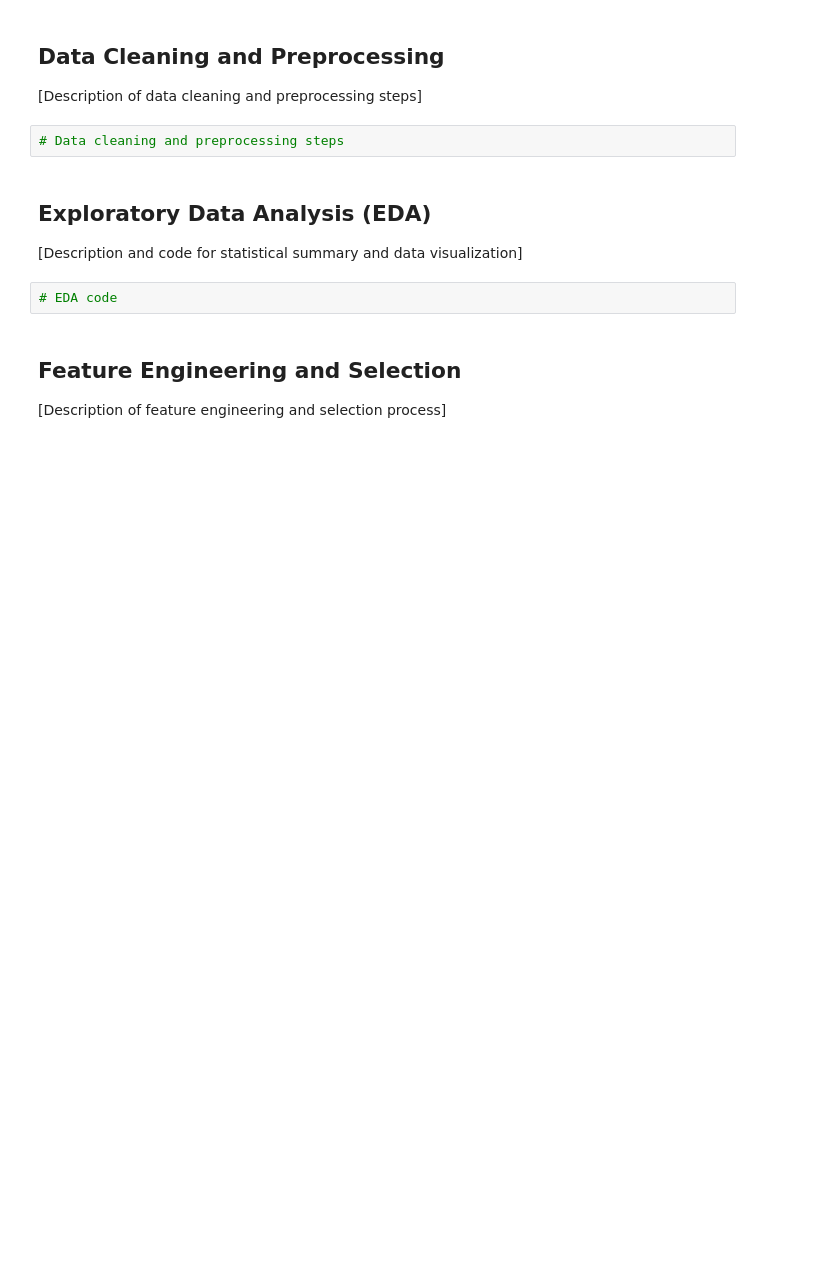
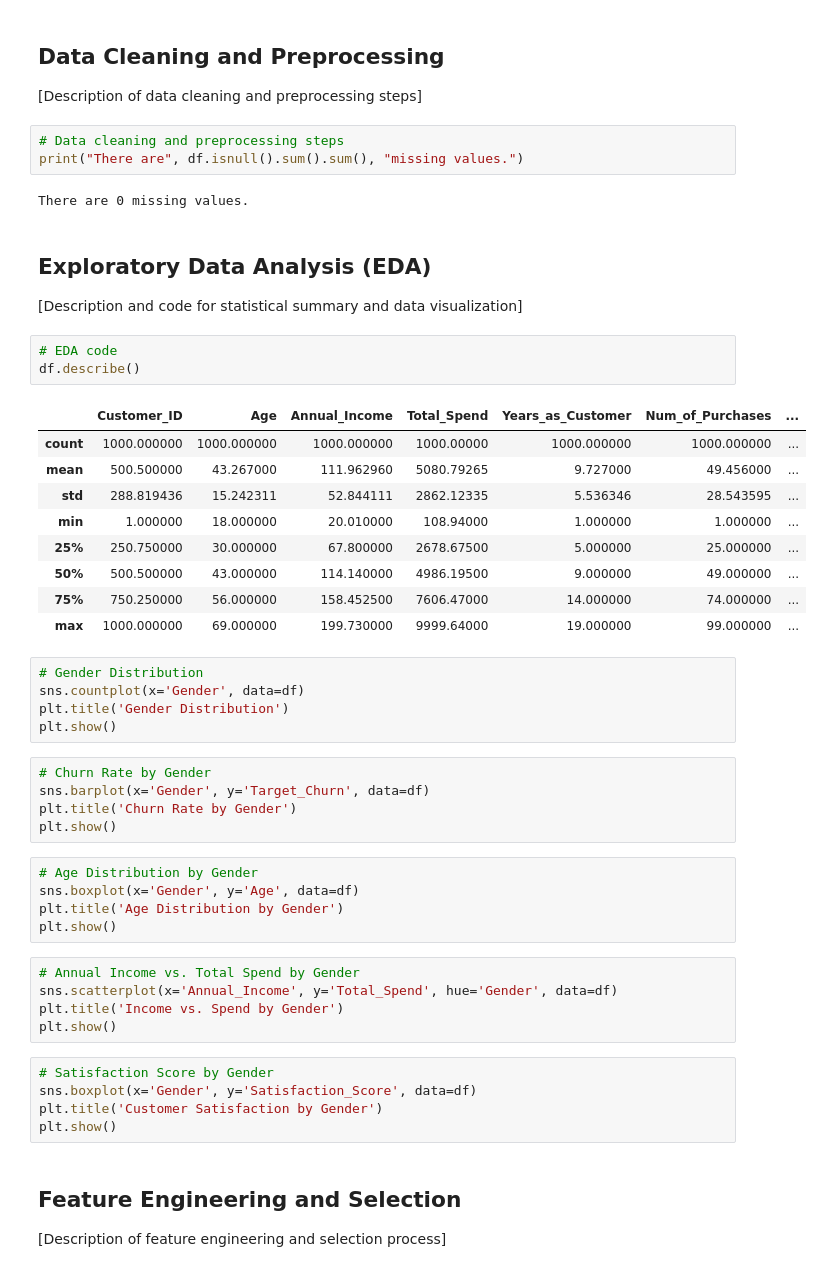
Before and after one commit to denver-edwards/online-retail-customer, a Jupyter notebook: Online_Retail_Customer.ipynb, the cells around one changed output. Saved outputs shown, nothing was run; the diff lists cells and outputs as text; blank space fills up the shorter version.

```diff
--- a/Online_Retail_Customer.ipynb
+++ b/Online_Retail_Customer.ipynb
@@ -48,11 +74,50 @@ df = pd.read_csv("online_retail_customer_churn.csv")
 [Description of data cleaning and preprocessing steps]
 # %%
 # Data cleaning and preprocessing steps
+print("There are", df.isnull().sum().sum(), "missing values.")
+# %% [output]
+There are 0 missing values.
 # %% [markdown]
 ## Exploratory Data Analysis (EDA)
 [Description and code for statistical summary and data visualization]
 # %%
 # EDA code
+df.describe()
+# %% [output]
+|  | Customer_ID | Age | Annual_Income | Total_Spend | Years_as_Customer | Num_of_Purchases | ... |
+| count | 1000.000000 | 1000.000000 | 1000.000000 | 1000.00000 | 1000.000000 | 1000.000000 | ... |
+| mean | 500.500000 | 43.267000 | 111.962960 | 5080.79265 | 9.727000 | 49.456000 | ... |
+| std | 288.819436 | 15.242311 | 52.844111 | 2862.12335 | 5.536346 | 28.543595 | ... |
+| min | 1.000000 | 18.000000 | 20.010000 | 108.94000 | 1.000000 | 1.000000 | ... |
+| 25% | 250.750000 | 30.000000 | 67.800000 | 2678.67500 | 5.000000 | 25.000000 | ... |
+| 50% | 500.500000 | 43.000000 | 114.140000 | 4986.19500 | 9.000000 | 49.000000 | ... |
+| 75% | 750.250000 | 56.000000 | 158.452500 | 7606.47000 | 14.000000 | 74.000000 | ... |
+| max | 1000.000000 | 69.000000 | 199.730000 | 9999.64000 | 19.000000 | 99.000000 | ... |
+# %%
+# Gender Distribution
+sns.countplot(x='Gender', data=df)
+plt.title('Gender Distribution')
+plt.show()
+# %%
+# Churn Rate by Gender
+sns.barplot(x='Gender', y='Target_Churn', data=df)
+plt.title('Churn Rate by Gender')
+plt.show()
+# %%
+# Age Distribution by Gender
+sns.boxplot(x='Gender', y='Age', data=df)
+plt.title('Age Distribution by Gender')
+plt.show()
+# %%
+# Annual Income vs. Total Spend by Gender
+sns.scatterplot(x='Annual_Income', y='Total_Spend', hue='Gender', data=df)
+plt.title('Income vs. Spend by Gender')
+plt.show()
+# %%
+# Satisfaction Score by Gender
+sns.boxplot(x='Gender', y='Satisfaction_Score', data=df)
+plt.title('Customer Satisfaction by Gender')
+plt.show()
 # %% [markdown]
 ## Feature Engineering and Selection
 [Description of feature engineering and selection process]
```
Also changed, not shown: parts of 12 cells of this notebook.
